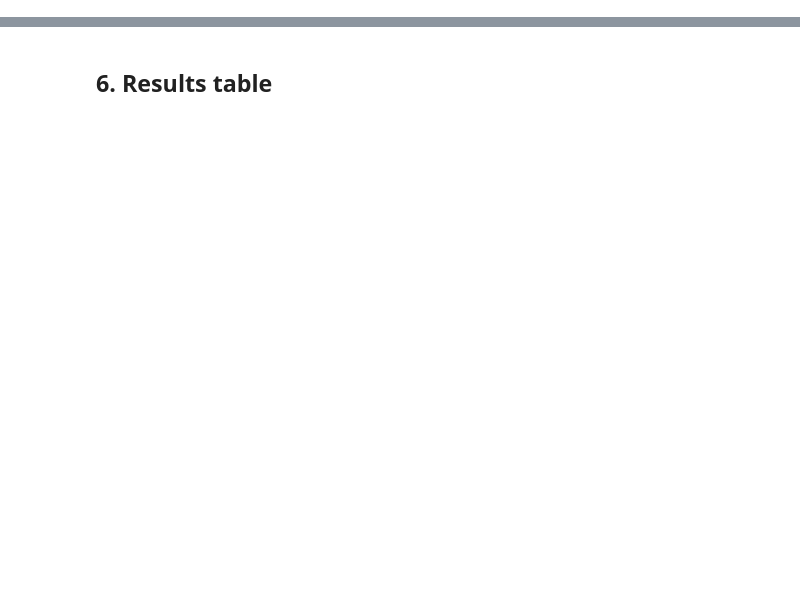
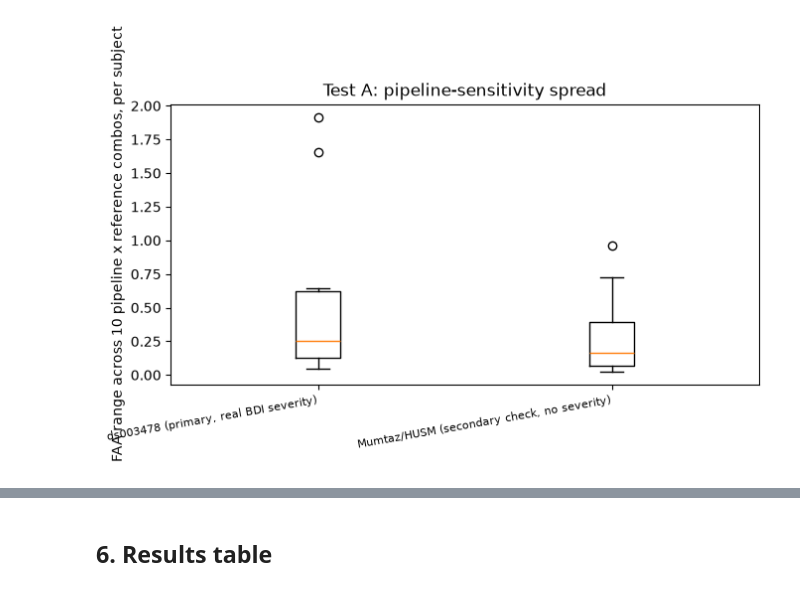
Before and after one commit to HYPERPRO2020/eegtest, a Jupyter notebook: neuroqa/notebooks/phase1_findings.ipynb, the cells around one changed output, grey strips where cells are left out. Cells and saved outputs as stored; diff of their text form; code cells hidden in the pictures; blank space fills up the shorter version.

```diff
--- a/neuroqa/notebooks/phase1_findings.ipynb
+++ b/neuroqa/notebooks/phase1_findings.ipynb
@@ -328,0 +216,12 @@ print(f"  verdict: {verdict}")
+# %%
+fig, ax = plt.subplots(figsize=(7, 4))
+data_by_name = [study_a_wide[n].faa_range.dropna().values for n in DATASETS]
+ax.boxplot(data_by_name, tick_labels=[DATASETS[n]["label"] for n in DATASETS], vert=True)
+ax.set_ylabel("FAA range across 10 pipeline x reference combos, per subject")
+ax.set_title("Test A: pipeline-sensitivity spread")
+plt.xticks(rotation=10, ha="right", fontsize=8)
+fig.tight_layout()
+fig.savefig(FIG_DIR / "study_a_faa_spread.png", dpi=120)
+plt.show()
+# %% [output]
+[figure, added]
```
Also changed, not shown: parts of 35 cells of this notebook, 10 other files.
